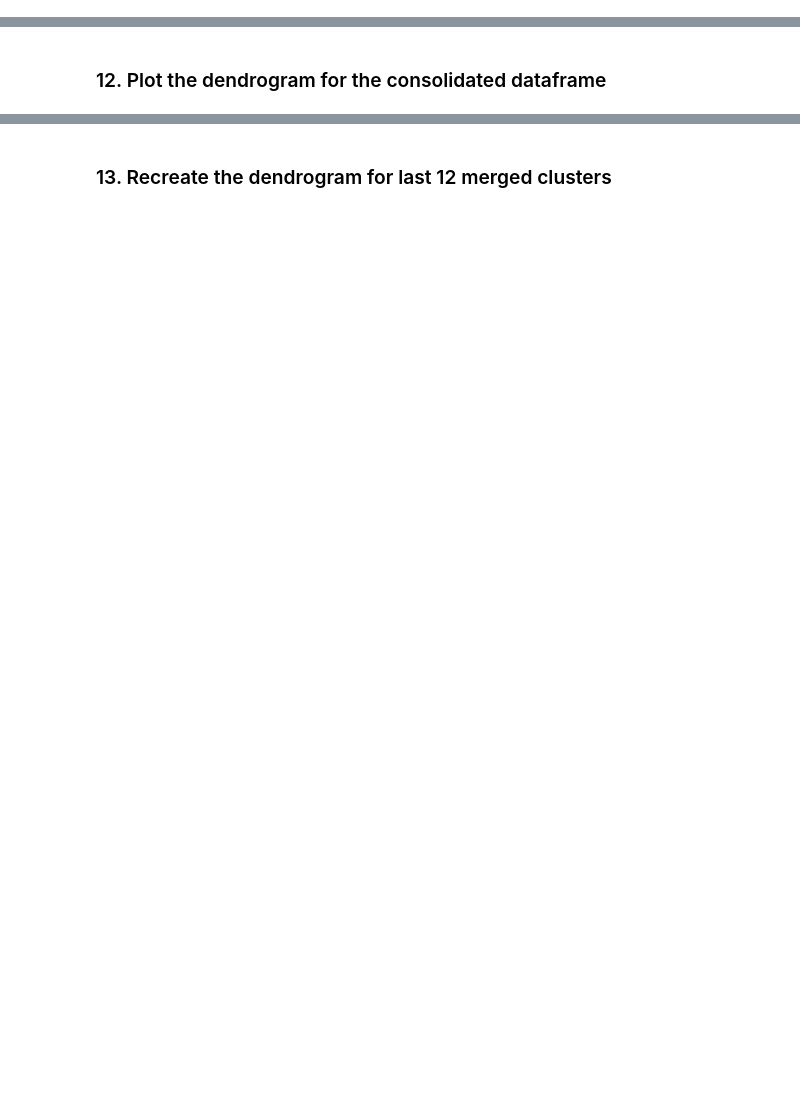
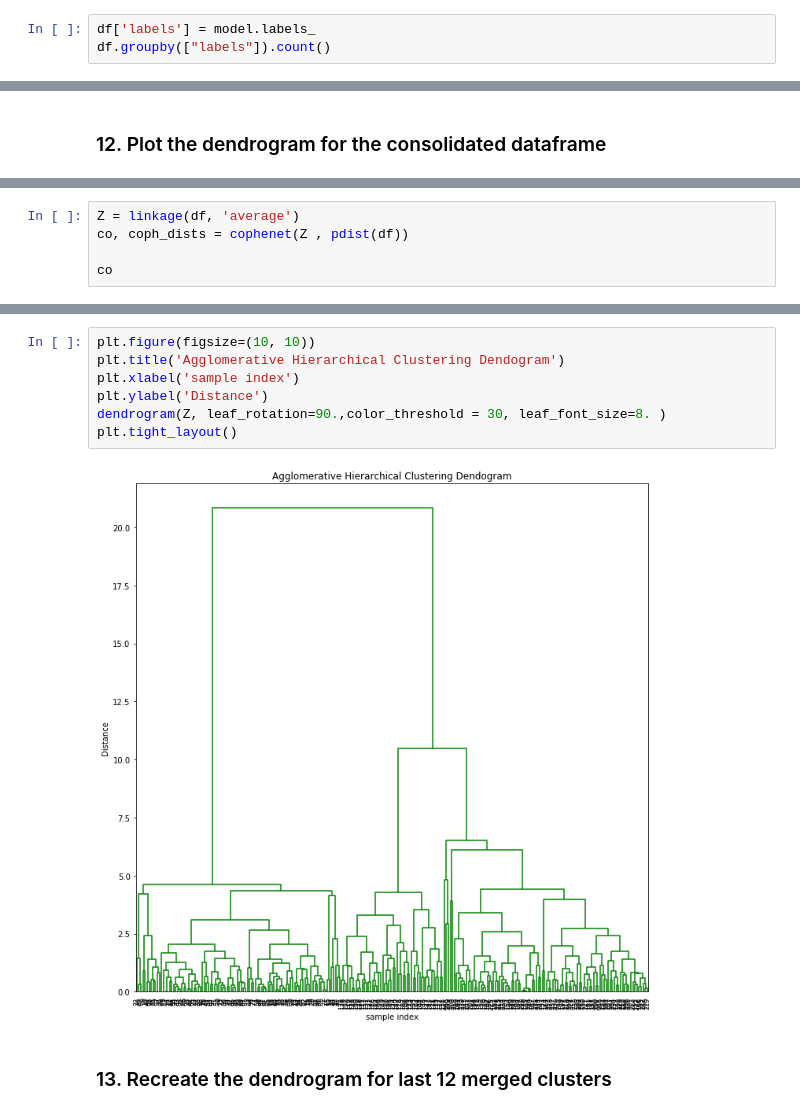
Before and after one commit to VaishKS/bangalore-november-2018-batch-VaishKS, a Jupyter notebook: R4_Internal_Lab_Clustering.ipynb, the cells around one changed output, grey strips where cells are left out. Saved outputs shown, nothing was run; the diff lists cells and outputs as text; blank space fills up the shorter version.

```diff
--- a/R4_Internal_Lab_Clustering.ipynb
+++ b/R4_Internal_Lab_Clustering.ipynb
@@ -276,0 +341,3 @@ Use ward as linkage metric and distance as Eucledian
+# %%
+df['labels'] = model.labels_
+df.groupby(["labels"]).count()
@@ -278,0 +378,5 @@ Use ward as linkage metric and distance as Eucledian
+# %%
+Z = linkage(df, 'average')
+co, coph_dists = cophenet(Z , pdist(df))
+
+co
@@ -279,2 +420,11 @@ Use ward as linkage metric and distance as Eucledian
+# %%
+plt.figure(figsize=(10, 10))
+plt.title('Agglomerative Hierarchical Clustering Dendogram')
+plt.xlabel('sample index')
+plt.ylabel('Distance')
+dendrogram(Z, leaf_rotation=90.,color_threshold = 30, leaf_font_size=8. )
+plt.tight_layout()
+# %% [output]
+[figure, added]
 # %% [markdown]
 ### 13. Recreate the dendrogram for last 12 merged clusters
```
Also changed, not shown: parts of 27 cells of this notebook.
